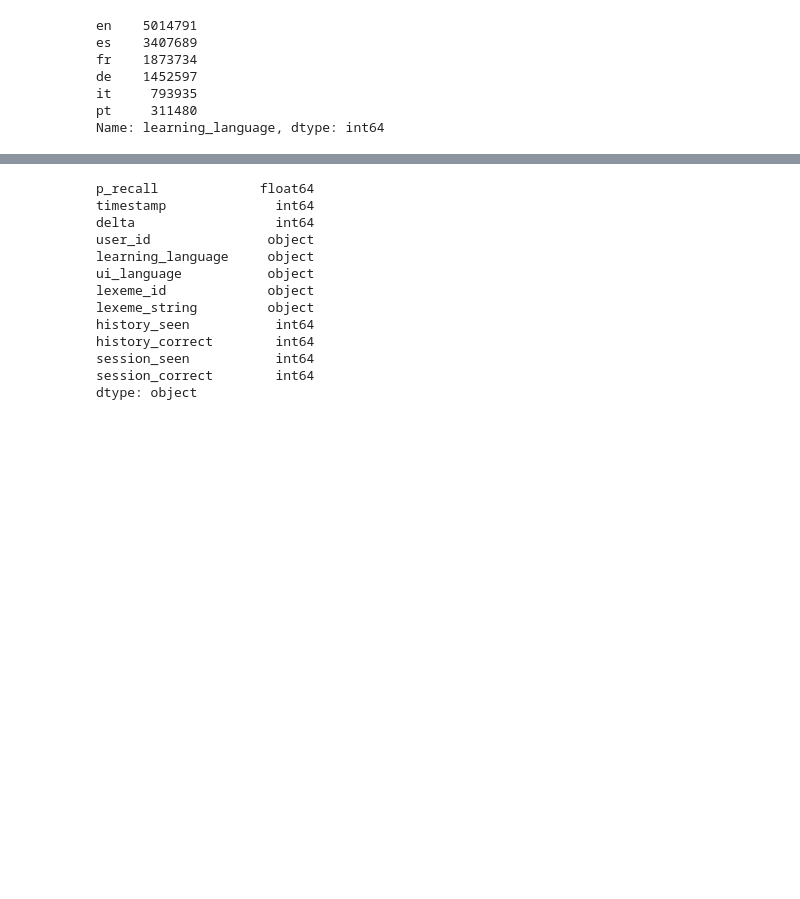
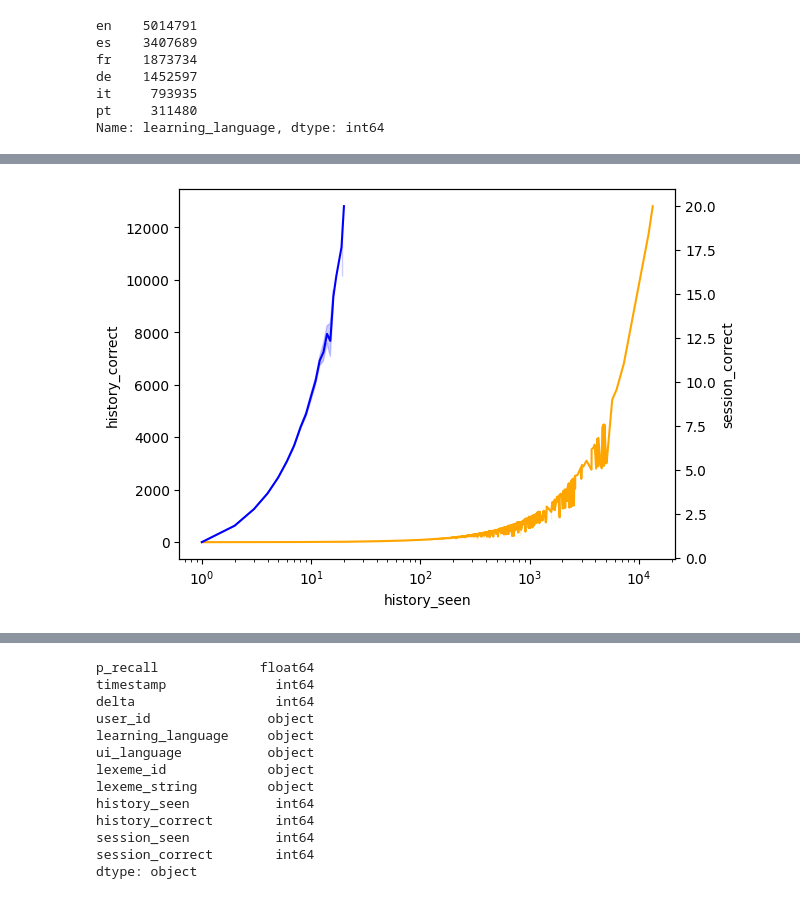
Before and after one commit to SpyChicken00/A-Computational-Approach-to-Language-Learning-Models, a Jupyter notebook: DuolingoDataset.ipynb, the cells around one changed output, grey strips where cells are left out. Saved outputs shown, nothing was run; the diff lists cells and outputs as text; code cells hidden in the pictures; blank space fills up the shorter version.

```diff
--- a/DuolingoDataset.ipynb
+++ b/DuolingoDataset.ipynb
@@ -137,0 +147,7 @@ box = sns.boxplot(data=de_sample, x="session_seen", y="p_recall").set(title="Sam
+# %%
+sns.lineplot(data=sample, x='history_seen', y='history_correct', color='orange')
+plt.twinx()
+sns.lineplot(data=sample, x='session_seen', y='session_correct', color='blue')
+plt.xscale('log')
+# %% [output]
+[figure, added]
```
Also changed, not shown: parts of 14 cells of this notebook.
